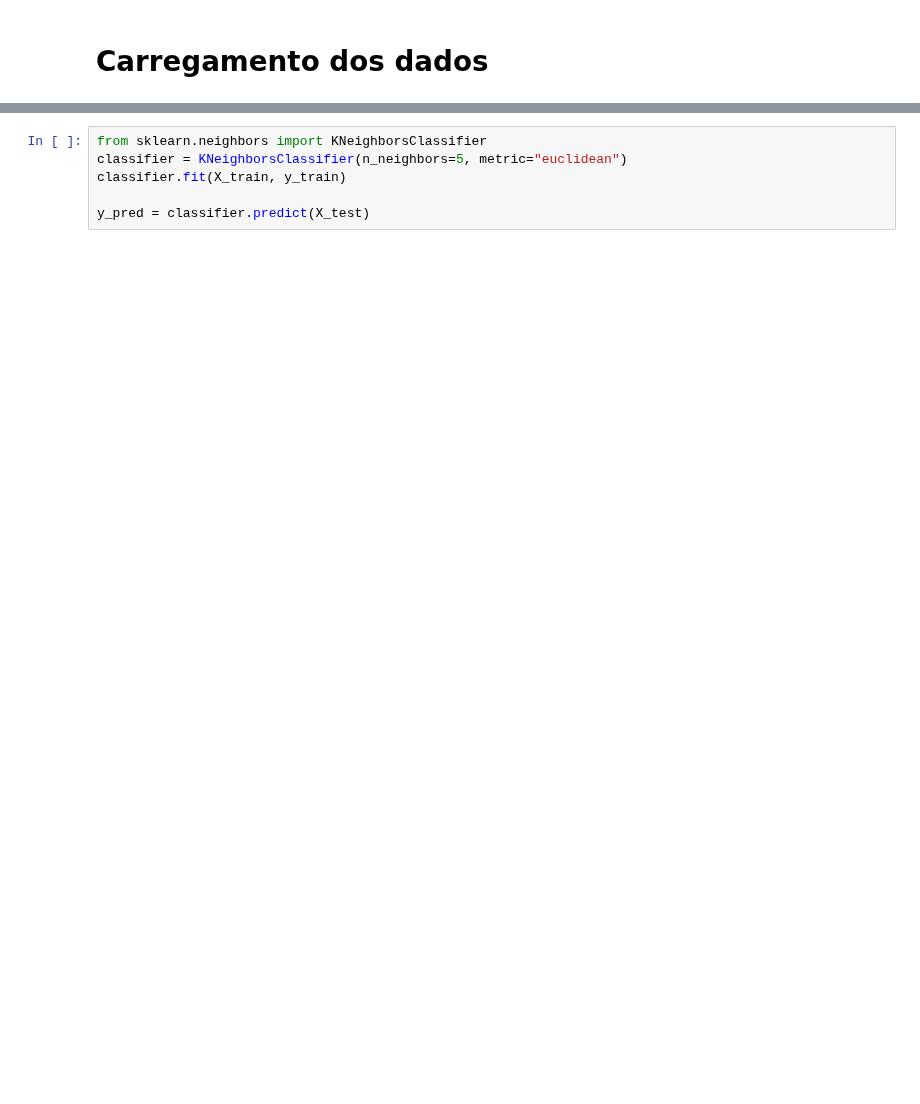
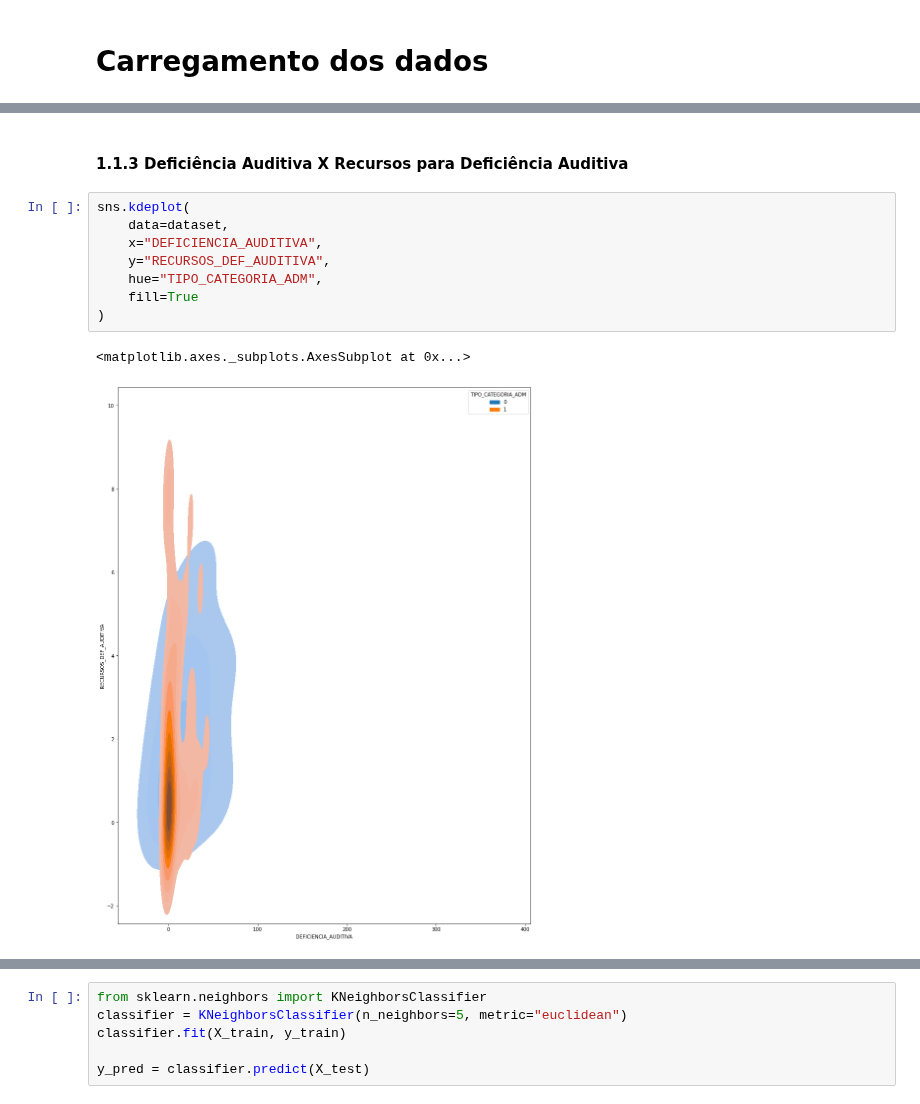
Before and after one commit to roxacarv/edulearn, a Jupyter notebook: classificação/classification.ipynb, the cells around one changed output, grey strips where cells are left out. Drawn from its saved outputs; the diff is of its cells as text; blank space fills up the shorter version.

```diff
--- a/classificação/classification.ipynb
+++ b/classificação/classification.ipynb
@@ -86,0 +68,13 @@ dataset
+# %% [markdown]
+#### 1.1.3 Deficiência Auditiva X Recursos para Deficiência Auditiva
+# %%
+sns.kdeplot(
+    data=dataset,
+    x="DEFICIENCIA_AUDITIVA",
+    y="RECURSOS_DEF_AUDITIVA",
+    hue="TIPO_CATEGORIA_ADM",
+    fill=True
+)
+# %% [output]
+<matplotlib.axes._subplots.AxesSubplot at 0x...>
+[figure, added]
```
Also changed, not shown: parts of 38 cells of this notebook.
